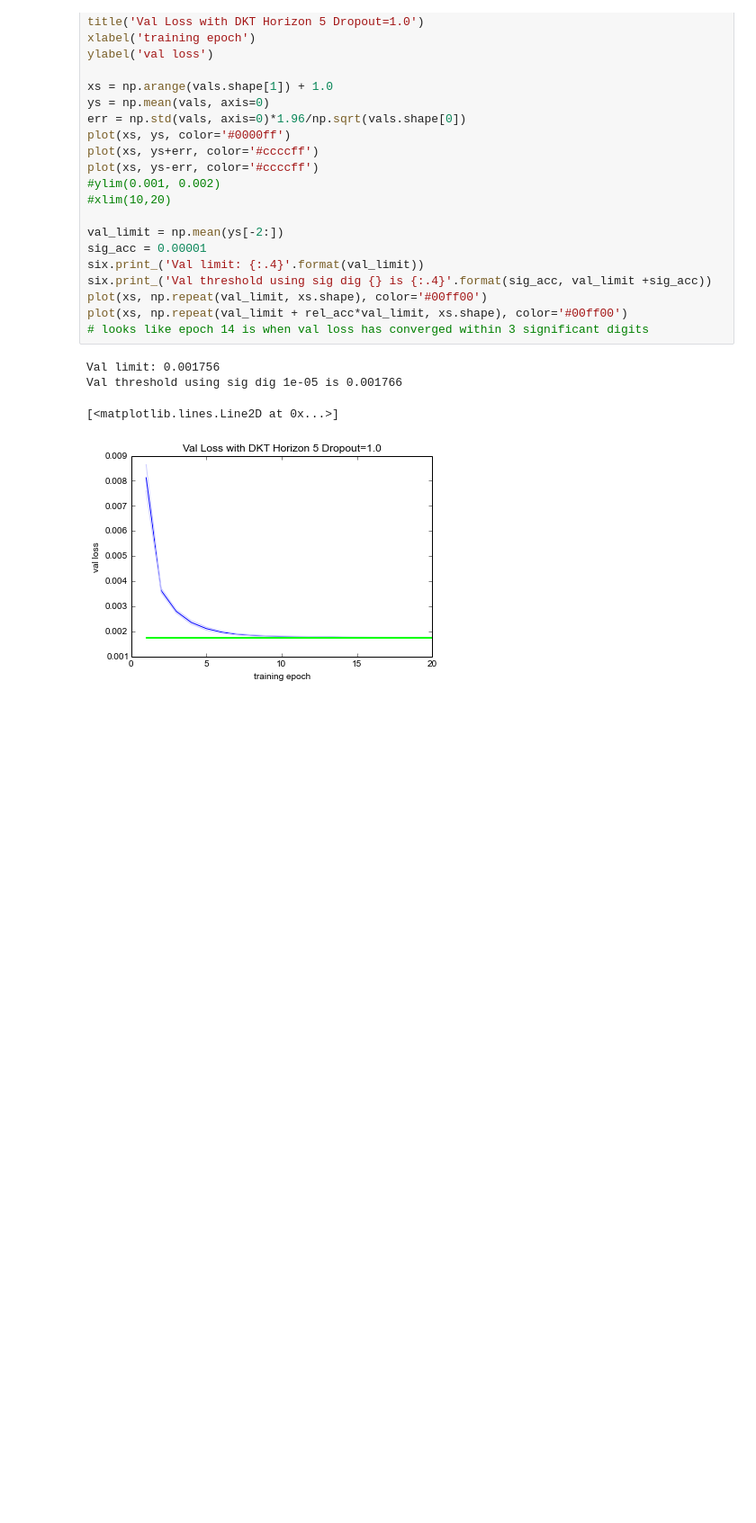
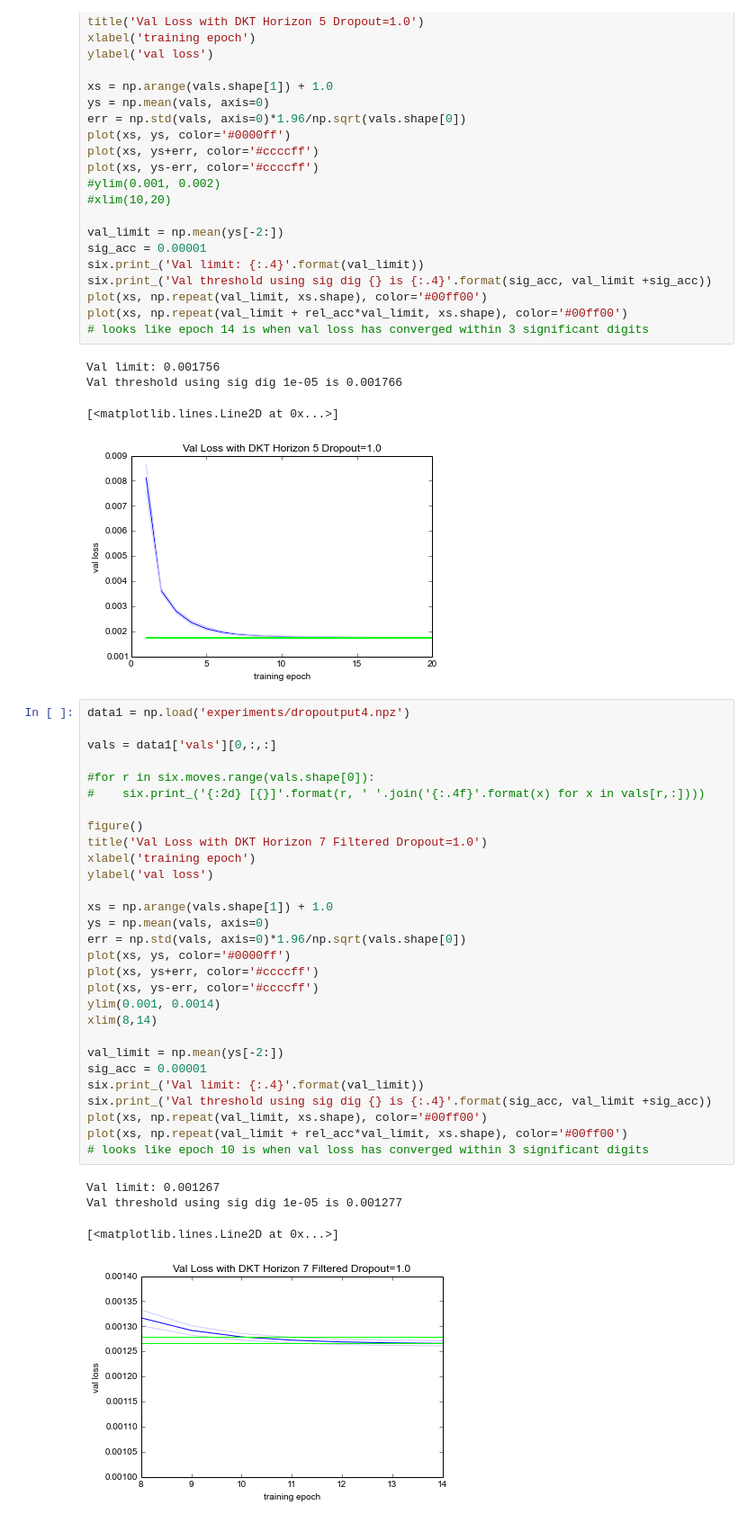
Before and after one commit to lisa-1010/smart-tutor, a Jupyter notebook: code/danielgraphing.ipynb, the cells around one changed output. Shown at 90% size. Cells and saved outputs as stored; diff of their text form; blank space fills up the shorter version.

Commit message:
updated experiments

```diff
--- a/code/danielgraphing.ipynb
+++ b/code/danielgraphing.ipynb
@@ -995,3 +999,37 @@ Val limit: 0.001756
 Val threshold using sig dig 1e-05 is 0.001766
 [<matplotlib.lines.Line2D at 0x...>]
 [figure]
+# %%
+data1 = np.load('experiments/dropoutput4.npz')
+
+vals = data1['vals'][0,:,:]
+
+#for r in six.moves.range(vals.shape[0]):
+#    six.print_('{:2d} [{}]'.format(r, ' '.join('{:.4f}'.format(x) for x in vals[r,:])))
+
+figure()
+title('Val Loss with DKT Horizon 7 Filtered Dropout=1.0')
+xlabel('training epoch')
+ylabel('val loss')
+
+xs = np.arange(vals.shape[1]) + 1.0
+ys = np.mean(vals, axis=0)
+err = np.std(vals, axis=0)*1.96/np.sqrt(vals.shape[0])
+plot(xs, ys, color='#0000ff')
+plot(xs, ys+err, color='#ccccff')
+plot(xs, ys-err, color='#ccccff')
+ylim(0.001, 0.0014)
+xlim(8,14)
+
+val_limit = np.mean(ys[-2:])
+sig_acc = 0.00001
+six.print_('Val limit: {:.4}'.format(val_limit))
+six.print_('Val threshold using sig dig {} is {:.4}'.format(sig_acc, val_limit +sig_acc))
+plot(xs, np.repeat(val_limit, xs.shape), color='#00ff00')
+plot(xs, np.repeat(val_limit + rel_acc*val_limit, xs.shape), color='#00ff00')
+# looks like epoch 10 is when val loss has converged within 3 significant digits
+# %% [output]
+Val limit: 0.001267
+Val threshold using sig dig 1e-05 is 0.001277
+[<matplotlib.lines.Line2D at 0x...>]
+[figure, added]
```
Also changed, not shown: parts of 3 cells of this notebook, 1 other file.
